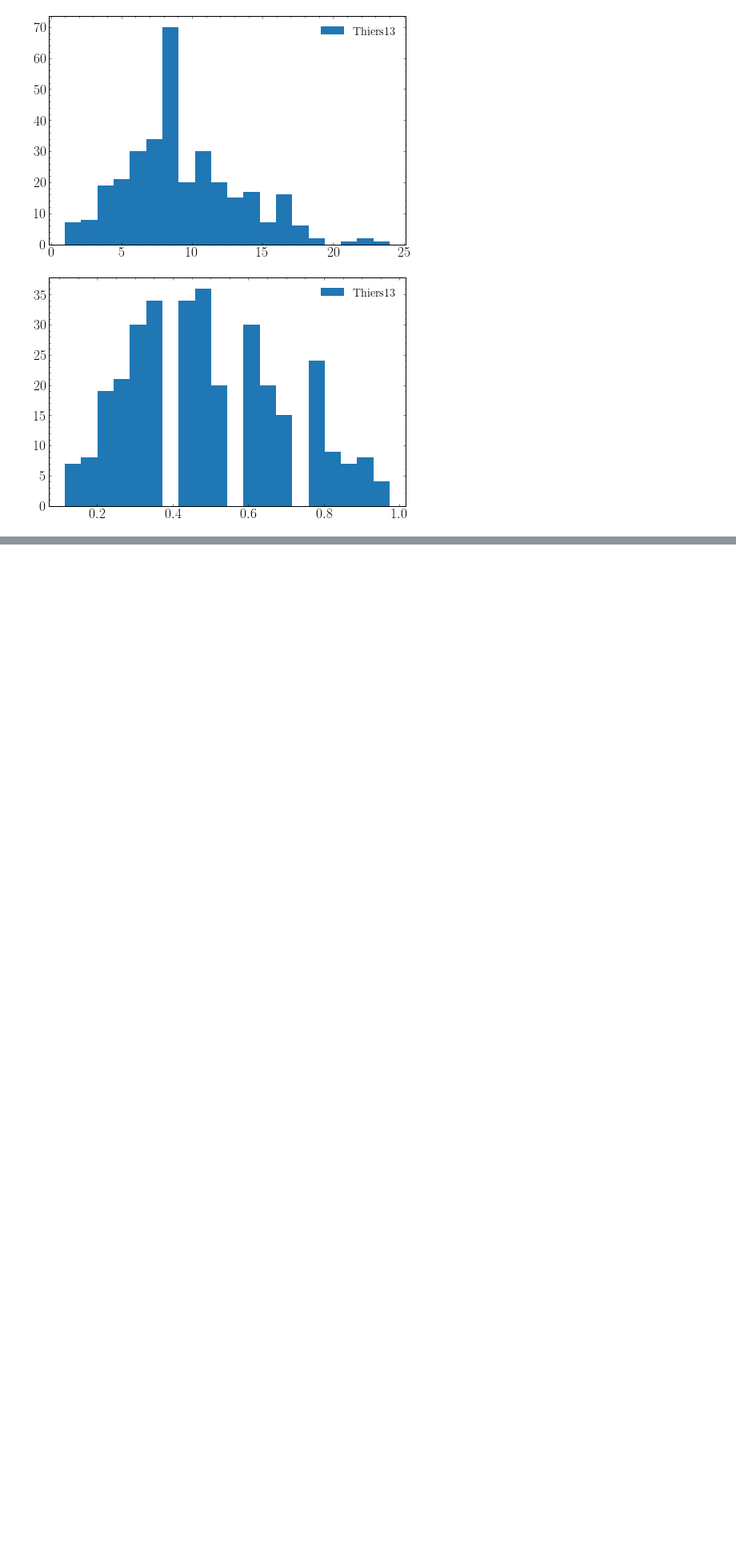
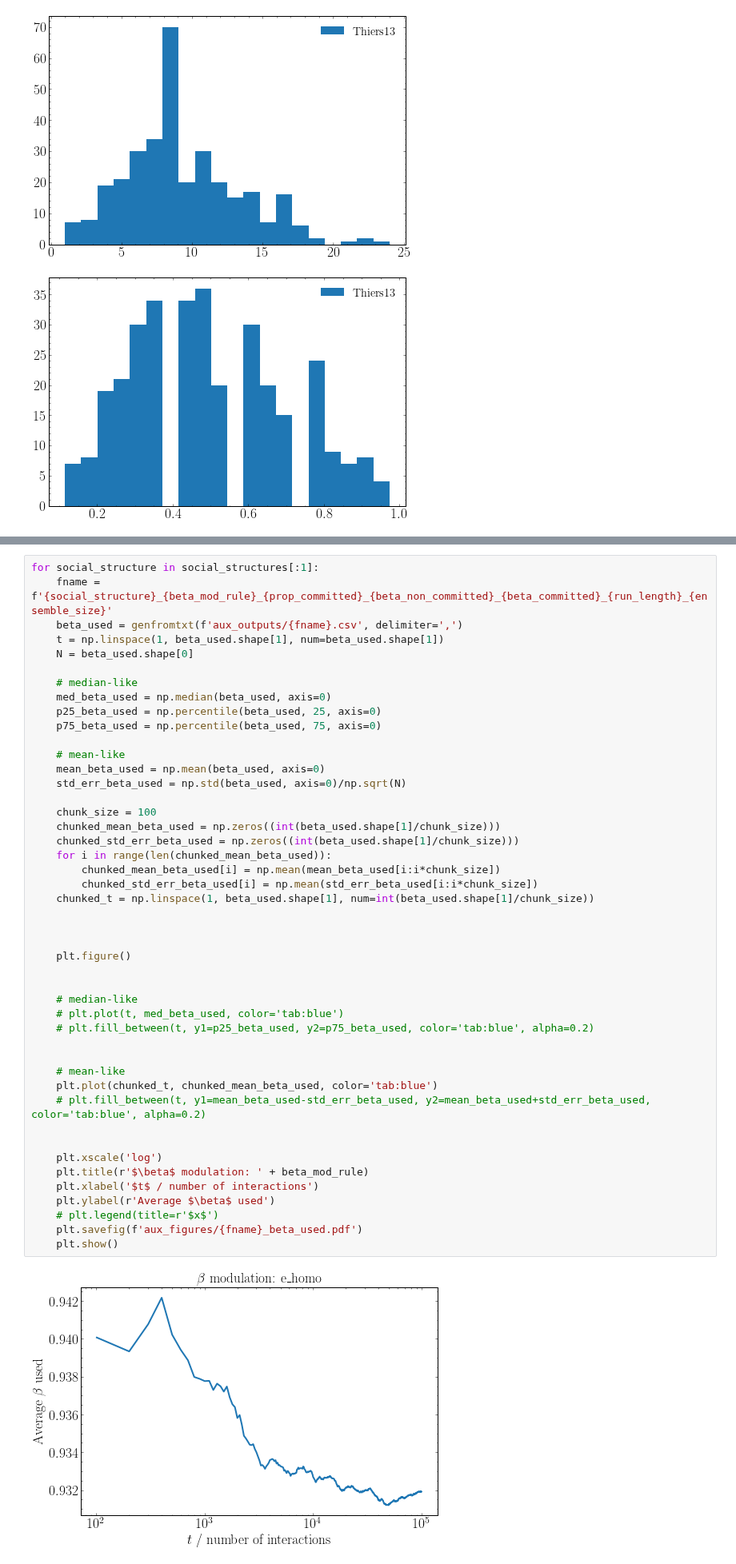
Before and after one commit to tomcjackc/higher-order-social-dynamics, a Jupyter notebook: higher order ng (beta modulation)/N_vs_time.ipynb, the cells around one changed output, grey strips where cells are left out. Shown at 80% size. Drawn from its saved outputs; the diff is of its cells as text; blank space fills up the shorter version.

```diff
--- a/higher order ng (beta modulation)/N_vs_time.ipynb
+++ b/higher order ng (beta modulation)/N_vs_time.ipynb
@@ -265,0 +246,48 @@ for social_structure in social_structures[:]:
+# %%
+for social_structure in social_structures[:1]:
+    fname = f'{social_structure}_{beta_mod_rule}_{prop_committed}_{beta_non_committed}_{beta_committed}_{run_length}_{ensemble_size}'
+    beta_used = genfromtxt(f'aux_outputs/{fname}.csv', delimiter=',')
+    t = np.linspace(1, beta_used.shape[1], num=beta_used.shape[1])
+    N = beta_used.shape[0]
+
+    # median-like
+    med_beta_used = np.median(beta_used, axis=0)
+    p25_beta_used = np.percentile(beta_used, 25, axis=0)
+    p75_beta_used = np.percentile(beta_used, 75, axis=0)
+
+    # mean-like
+    mean_beta_used = np.mean(beta_used, axis=0)
+    std_err_beta_used = np.std(beta_used, axis=0)/np.sqrt(N)
+
+    chunk_size = 100
+    chunked_mean_beta_used = np.zeros((int(beta_used.shape[1]/chunk_size)))
+    chunked_std_err_beta_used = np.zeros((int(beta_used.shape[1]/chunk_size)))
+    for i in range(len(chunked_mean_beta_used)):
+        chunked_mean_beta_used[i] = np.mean(mean_beta_used[i:i*chunk_size])
+        chunked_std_err_beta_used[i] = np.mean(std_err_beta_used[i:i*chunk_size])
+    chunked_t = np.linspace(1, beta_used.shape[1], num=int(beta_used.shape[1]/chunk_size))
+
+
+
+    plt.figure()
+
+
+    # median-like
+    # plt.plot(t, med_beta_used, color='tab:blue')
+    # plt.fill_between(t, y1=p25_beta_used, y2=p75_beta_used, color='tab:blue', alpha=0.2)
+
+
+    # mean-like
+    plt.plot(chunked_t, chunked_mean_beta_used, color='tab:blue')
+    # plt.fill_between(t, y1=mean_beta_used-std_err_beta_used, y2=mean_beta_used+std_err_beta_used, color='tab:blue', alpha=0.2)
+
+
+    plt.xscale('log')
+    plt.title(r'$\beta$ modulation: ' + beta_mod_rule)
+    plt.xlabel('$t$ / number of interactions')
+    plt.ylabel(r'Average $\beta$ used')
+    # plt.legend(title=r'$x$')
+    plt.savefig(f'aux_figures/{fname}_beta_used.pdf')
+    plt.show()
+# %% [output]
+[figure, added]
```
Also changed, not shown: parts of 8 cells of this notebook, 33 other files.
